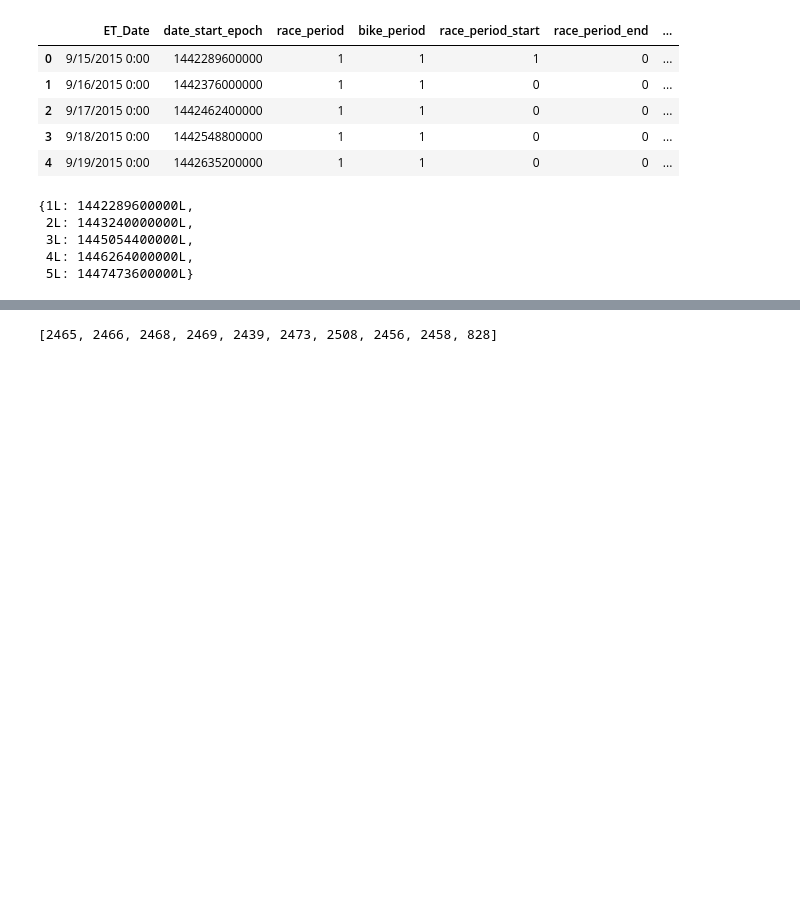
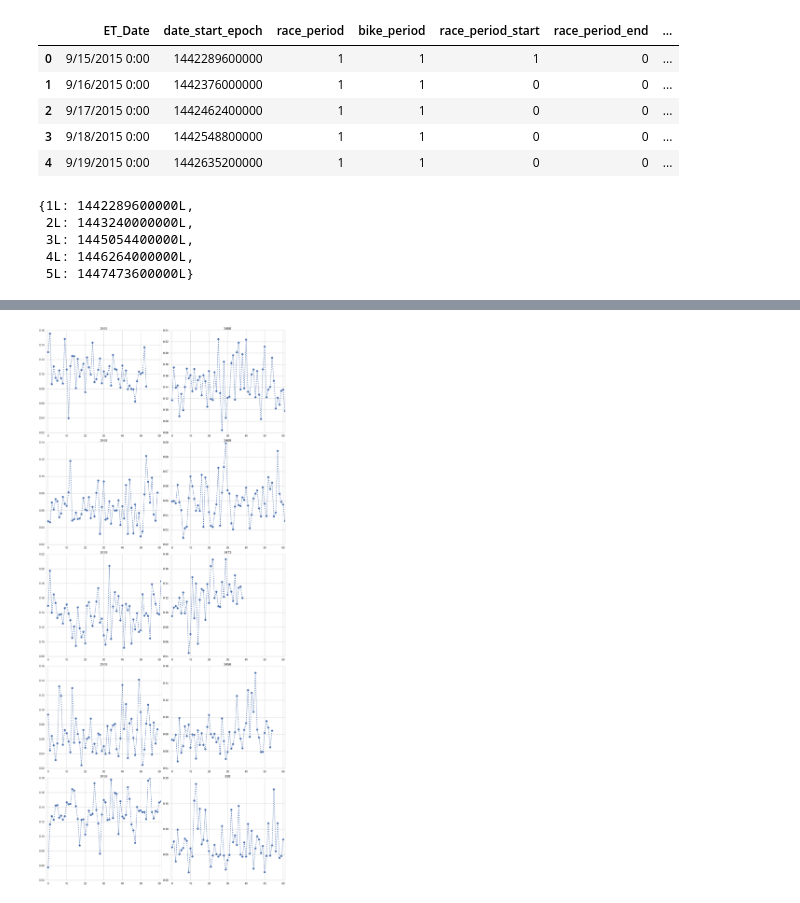
Before and after one commit to callen13/Senior_Thesis, a Jupyter notebook: sleeps_analysis.ipynb, the cells around one changed output, grey strips where cells are left out. Drawn from its saved outputs; the diff is of its cells as text; code cells hidden in the pictures; blank space fills up the shorter version.

Commit message:
More plotting progress - need to fix missing data

```diff
--- a/sleeps_analysis.ipynb
+++ b/sleeps_analysis.ipynb
@@ -159,3 +154,4 @@ def add_periods(date_markers, df, buildup_days=0, version=None):
 # %%
 test = add_periods(date_markers=date_markers, df=sleeps_only, buildup_days=0, version="race")
 test.head()
+hrv_df = test.sort(['user_id', 'end_epoch'], ascending=['True', 'True']).reset_index(drop=True)
@@ -182,7 +167 @@ def HRV_plots(indf):
     return indf
-# %%
-fig, axes = plt.subplots(nrows=5, ncols=2, figsize=(10, 40), tight_layout=True)
-for ax, user in zip(axes.ravel(),users):
-    ax.plot()
-# %% [output]
-[2465, 2466, 2468, 2469, 2439, 2473, 2508, 2456, 2458, 828]
@@ -190,0 +168,18 @@ plt.plot
+# %%
+users = list(set(test.user_id.values))
+
+fig, axes = plt.subplots(nrows=5, ncols=2, figsize=(20, 45), tight_layout=True)
+for ax, user in zip(axes.ravel(),users):
+    person = test[test['user_id']==user]
+    person = person.sort(['user_id', 'end_epoch'], ascending=[True, True]).reset_index(drop=True)
+    person = person.drop(['start', 'end', 'score', 'time_in_bed', 'latency', 'disturbances',
+                      'wake_duration', 'light_sleep_duration', 'slow_wave_sleep_duration',
+                     'cycles_count', 'rem_sleep_duration', 'debt_post', 'is_nap', 'recovery_score'], 1)
+    groups = person.groupby(['user_id']).cumcount()
+    daydf = pd.DataFrame(dict(days=groups))
+    new_df = person.join(daydf, how='left')
+    ax.plot(new_df.days, new_df.hrv_rmssd, marker='o', linestyle='--')
+    ax.set_xlim(-1, 61)
+    ax.set_title(user)
+# %% [output]
+[figure, added]
```
Also changed, not shown: parts of 12 cells of this notebook.
